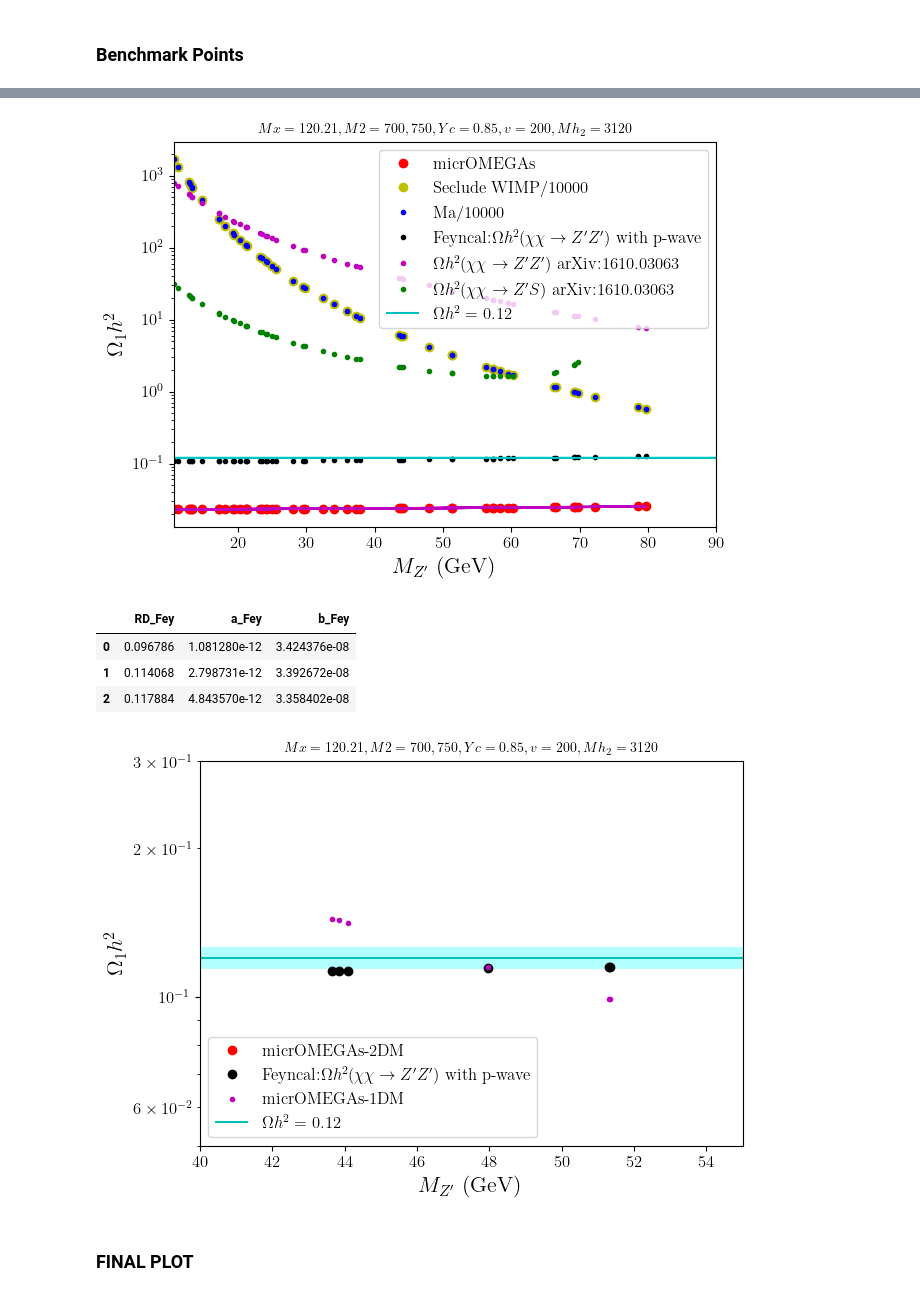
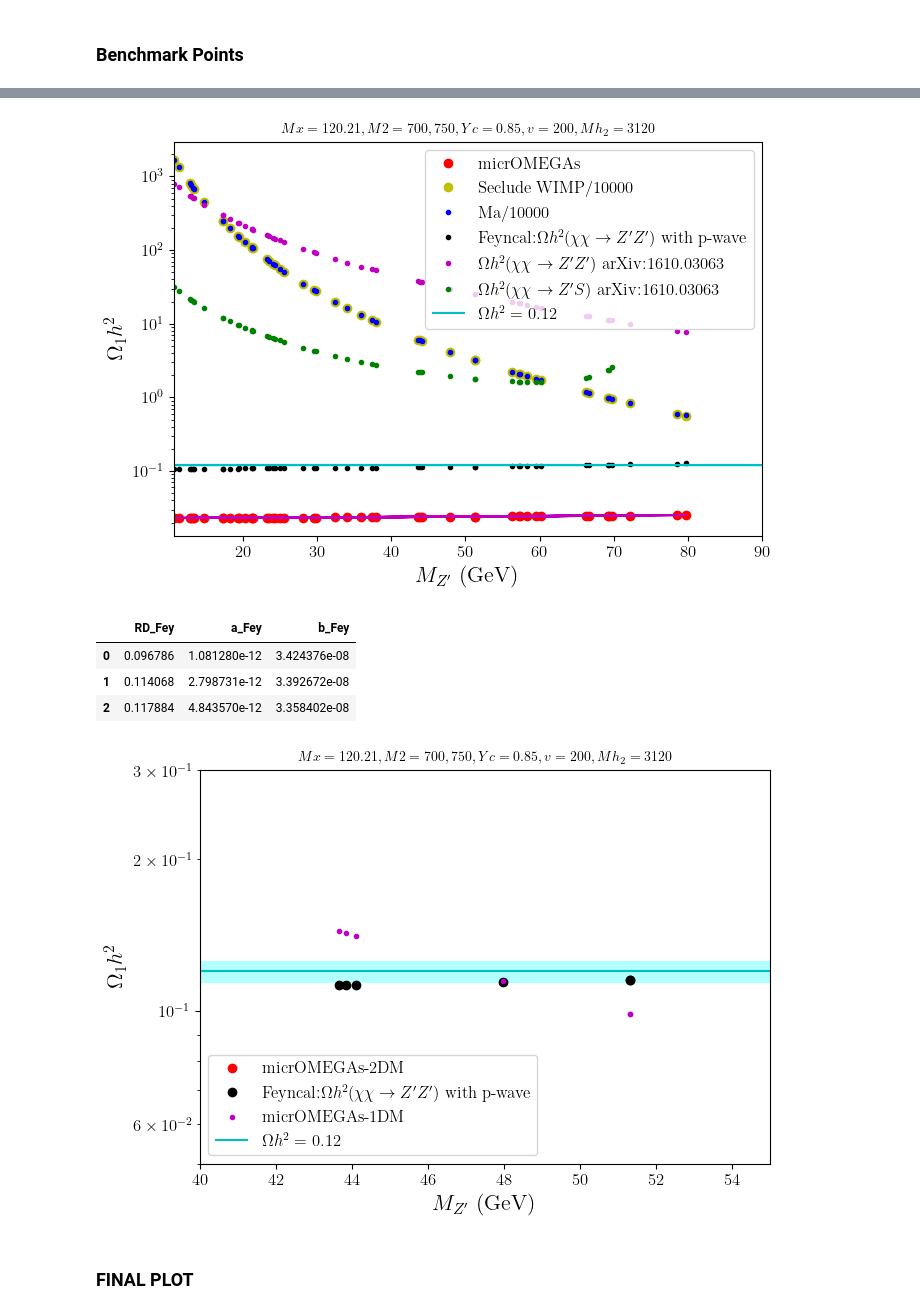
Before and after one commit to davidsuarezr/MDEO, a Jupyter notebook: Benchmark-point-DM-NO-KM-XXZpZp-analytical.ipynb, the cells around one changed output, grey strips where cells are left out. Cells and saved outputs as stored; diff of their text form; code cells hidden in the pictures.

```diff
--- a/Benchmark-point-DM-NO-KM-XXZpZp-analytical.ipynb
+++ b/Benchmark-point-DM-NO-KM-XXZpZp-analytical.ipynb
@@ -391,32 +391,33 @@ plt.figure(figsize=(7,5))
 
 plt.semilogy(xd.MZp, (xd.Omega1+xd.Omega2),'ro',label='micrOMEGAs')
 plt.semilogy(xd.MZp, (xd.Omega1+xd.Omega2),'m-')
 plt.plot(xd.MZp, rd.RD_Sec/10000,'yo',label='Seclude WIMP/10000')
 plt.plot(xd.MZp, rd.RD_Ma/10000,'b.',label='Ma/10000')
 plt.plot(xd.MZp, rd.RD_Fey/1,'k.',label=r'Feyncal:$\Omega h^2(\chi\chi\to Z^{\prime}Z^{\prime})$ with p-wave')
 
 plt.plot(xd.MZp, rd.RD_ZZ,'m.',label=r'$\Omega h^2(\chi\chi\to Z^{\prime}Z^{\prime})$ arXiv:1610.03063')
 
 plt.plot(xd.MZp, rd.RD_sZ,'g.',label=r'$\Omega h^2(\chi\chi\to Z^{\prime}S)$ arXiv:1610.03063')
 
 #plt.plot(xd.MZp, rd.RD_vv,'k.',label=r'$\Omega h^2(\chi\chi\to \nu\nu)$')
 
 n=np.linspace(1e1,1.0e2,10)
 plt.fill_between(n,Omega_min,Omega_max,facecolor='cyan',alpha=0.3,label='')
 
 plt.hlines(Omega,0.1,1e2, 'c',label=r'$\Omega h^2=$ 0.12')
 
 plt.xlabel(r'$M_{Z^{\prime}}$ (GeV)',size=16)
 plt.ylabel(r'$\Omega_1 h^2$',size=16)
 plt.title('$Mx=120.21, M2=700,750, Yc=0.85, v=200, Mh_2=3120$',size=10)
 plt.legend()
 #plt.grid()
 
 #plt.ylim(0.11,0.2)
 plt.xlim(xd.MZp.min(), 90)
+plt.tight_layout()
 
 #plt.savefig('plots/benchmark4.pdf')
 plt.show()
 # %% [output]
-[figure, old version]
+[figure, new version]
 # %%
@@ -479,11 +479,12 @@ plt.legend()
 
 plt.ylim(0.05,0.3)
 plt.xlim(40, 55)
+plt.tight_layout()
 
 #plt.savefig('plots/benchmark4.pdf')
 plt.show()
 # %% [output]
-[figure, old version]
+[figure, new version]
 # %%
 kk = yd[np.logical_and(yd.MZp > 45,yd.MZp < 50) ]
 # %% [markdown]
```
Also changed, not shown: parts of 5 cells of this notebook, 1 other file.
